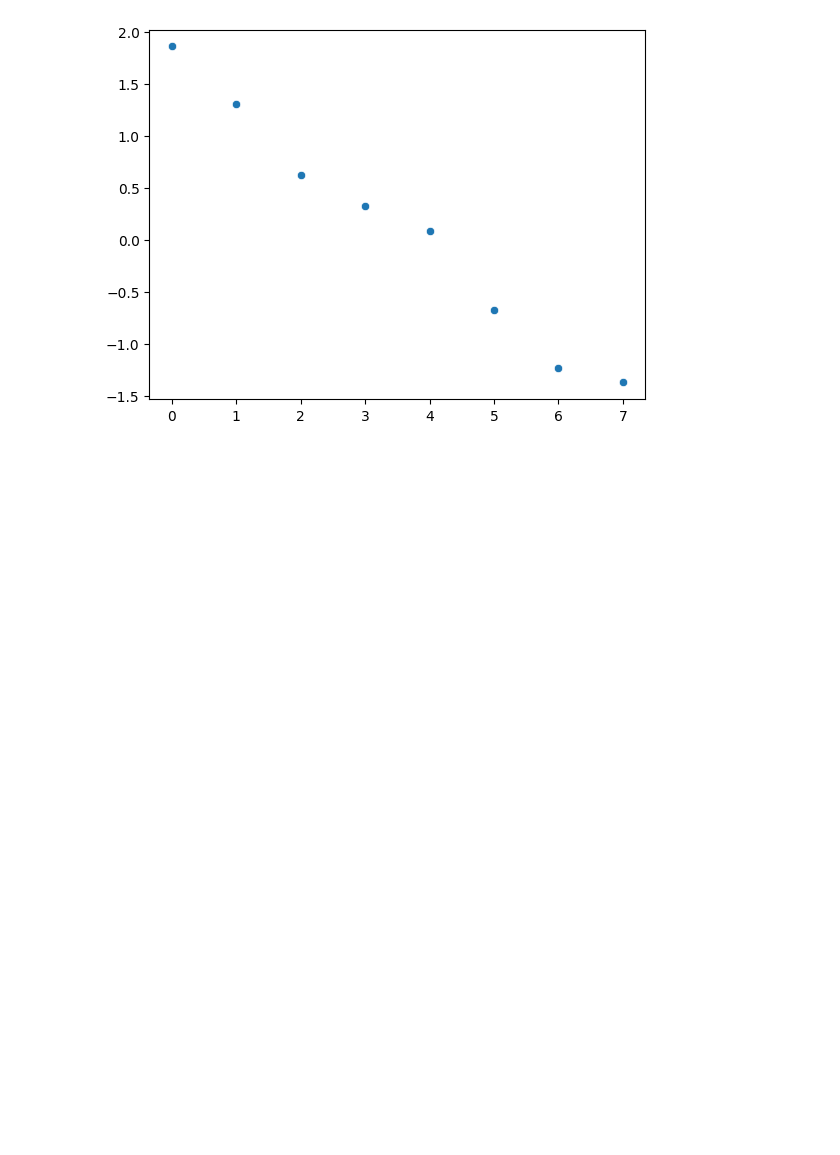
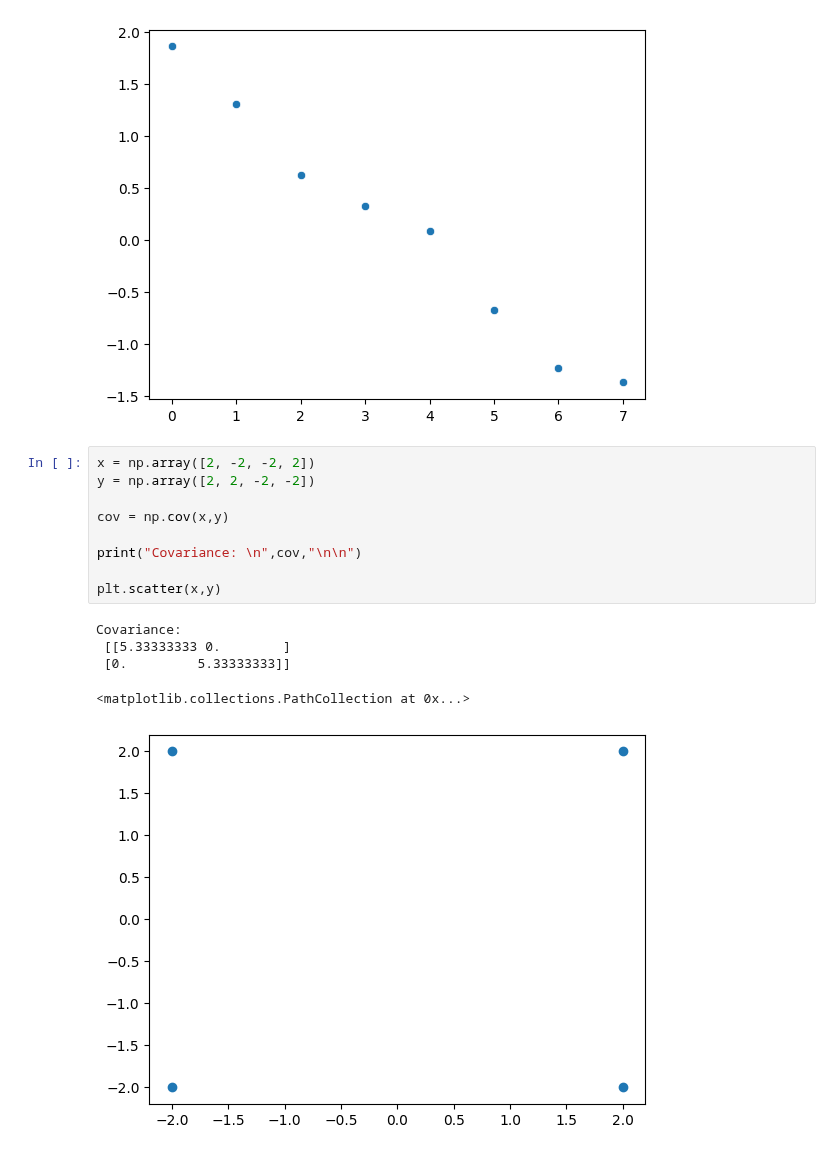
Before and after one commit to Haseebi-khan/MachineLearning, a Jupyter notebook: MachineLearning2.ipynb, the cells around one changed output. Saved outputs shown, nothing was run; the diff lists cells and outputs as text; blank space fills up the shorter version.

```diff
--- a/MachineLearning2.ipynb
+++ b/MachineLearning2.ipynb
@@ -105,3 +105,18 @@ cov(y,x),var(y):  -> [-2.81571429  1.34362143]
 =============================
 <Axes: >
 [figure]
+# %%
+x = np.array([2, -2, -2, 2])
+y = np.array([2, 2, -2, -2])
+
+cov = np.cov(x,y)
+
+print("Covariance: \n",cov,"\n\n")
+
+plt.scatter(x,y)
+# %% [output]
+Covariance:
+ [[5.33333333 0.        ]
+ [0.         5.33333333]]
+<matplotlib.collections.PathCollection at 0x...>
+[figure, added]
```
Also changed, not shown: parts of 3 cells of this notebook.
